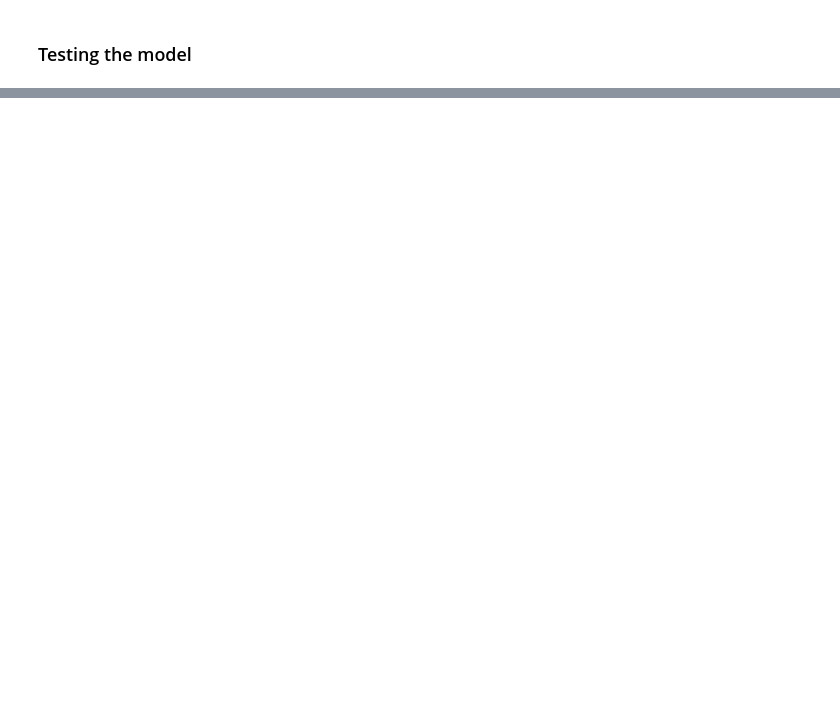
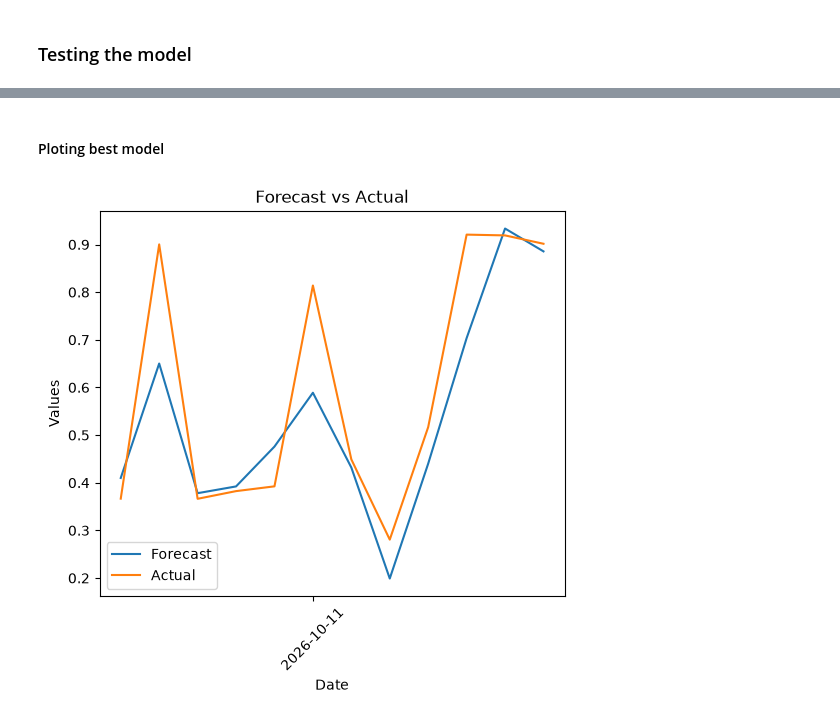
Before and after one commit to ChristianAronVea/IND320-Vea, a Jupyter notebook: Notebooks/Part4.ipynb, the cells around one changed output, grey strips where cells are left out. Saved outputs shown, nothing was run; the diff lists cells and outputs as text; code cells hidden in the pictures; blank space fills up the shorter version.

```diff
--- a/Notebooks/Part4.ipynb
+++ b/Notebooks/Part4.ipynb
@@ -285,0 +311,22 @@ MAE: 0.256463
+# %% [markdown]
+#### Ploting best model
+# %%
+X = df_mag['fyllingsgrad']         # The input. A pd.dataframe with the data sources
+
+best_results = pred_coming_months_fillings(
+    X,
+    horizon=12,
+    history=int(best_settings["history_weeks"]),
+    p=int(best_settings["p"]),
+    d=int(best_settings["d"]),
+    q=int(best_settings["q"]),
+    m=int(best_settings["m"]),
+    sp=int(best_settings["sp"]),
+    sd=int(best_settings["sd"]),
+    sq=int(best_settings["sq"]),
+)
+
+# Plot results
+plotting_SARIMAX(best_results)
+# %% [output]
+[figure, added]
```
Also changed, not shown: parts of 16 cells of this notebook.
